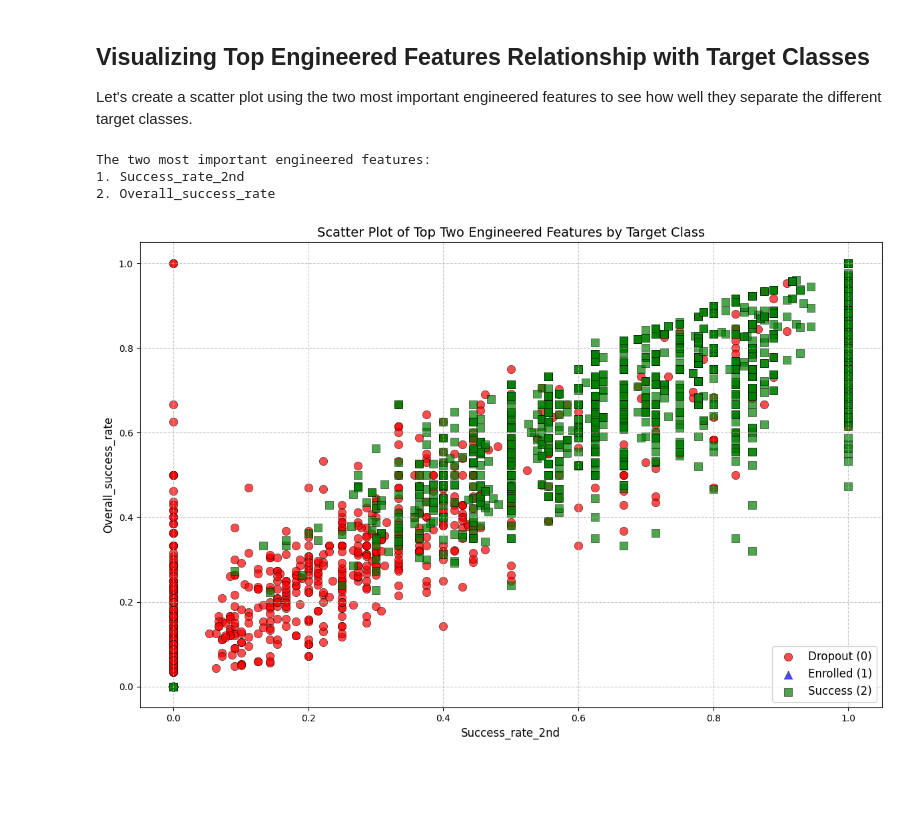
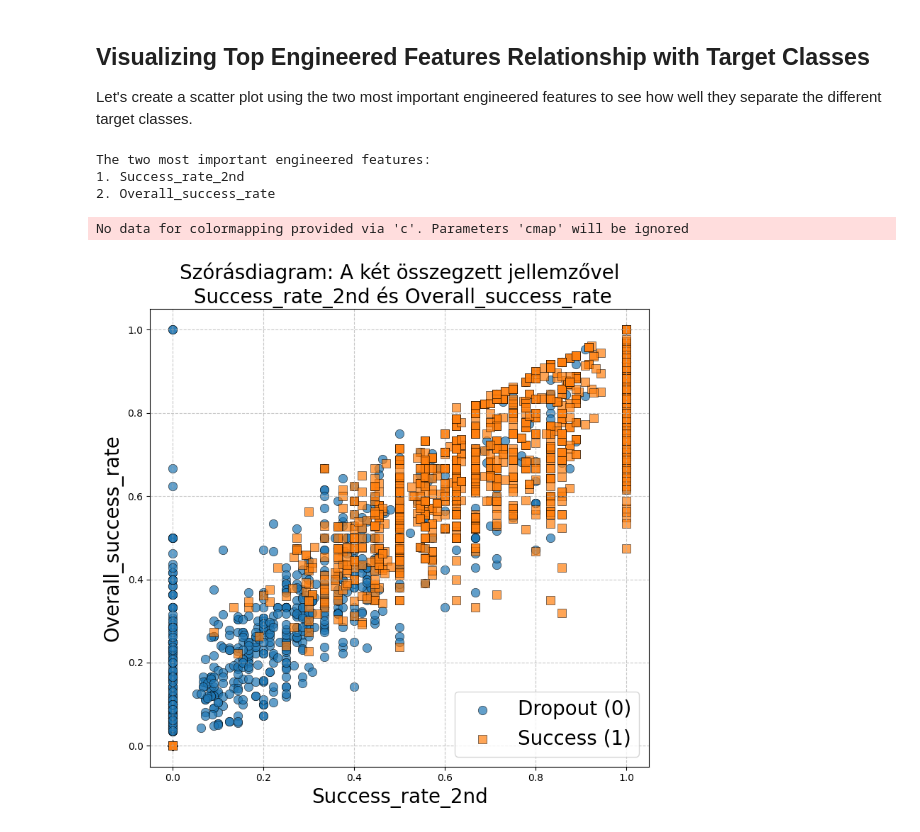
Before and after one commit to CuriousPercibal/info_era_peldak, a Jupyter notebook: Classification.ipynb, the cells around one changed output. Cells and saved outputs as stored; diff of their text form; code cells hidden in the pictures; blank space fills up the shorter version.

```diff
--- a/Classification.ipynb
+++ b/Classification.ipynb
@@ -108,6 +108,7 @@ Index(['Marital status', 'Application mode', 'Application order', 'Course',
       dtype='object')
 # %%
 # Extract Target correlations and create a horizontal bar chart
+spearman_corr = df.corr(method='spearman')
 target_correlations = spearman_corr.loc['Target'].sort_values(key=abs, ascending=False)
 # Remove self-correlation (always 1.0)
 target_correlations = target_correlations[target_correlations.index != 'Target']
@@ -699,81 +700,42 @@ if len(top_2_engineered) < 2:
                      if f != 'Target' and f not in top_2_engineered]
     top_2_engineered.extend(more_features[:2-len(top_2_engineered)])
 
 print(f"The two most important engineered features:\n1. {top_2_engineered[0]}\n2. {top_2_engineered[1]}")
 
 # Create a DataFrame for plotting with the two selected features
 plot_df = df_fe[[top_2_engineered[0], top_2_engineered[1], 'Target']].copy()
 
 # Create scatter plot using matplotlib with different marker shapes for each class
-plt.figure(figsize=(12, 8))
+plt.figure(figsize=(8, 8), facecolor=None)
 
 # Define marker shapes and colors for each target class
-markers = ['o', '^', 's']  # circle, triangle, square
-colors = ['red', 'blue', 'green']
-labels = ['Dropout (0)', 'Enrolled (1)', 'Success (2)']
+markers = ['o', 's']  # circle, triangle, square
+colors = ['red', 'blue']
+labels = ['Lemorzsolódás (0)', 'Siker (1)']
 
 # Plot each target class separately with its own marker
-for i, target_val in enumerate([0, 1, 2]):
+for i, target_val in enumerate([0, 2]):
     mask = plot_df['Target'] == target_val
     plt.scatter(plot_df[mask][top_2_engineered[0]],
                 plot_df[mask][top_2_engineered[1]],
-                c=colors[i],
+                cmap='coolwarm',
                 marker=markers[i],
                 s=80,
                 alpha=0.7,
                 edgecolors='black',
                 linewidths=0.5,
                 label=labels[i])
 
-plt.xlabel(top_2_engineered[0], fontsize=12)
-plt.ylabel(top_2_engineered[1], fontsize=12)
-plt.title(f'Scatter Plot of Top Two Engineered Features by Target Class', fontsize=14)
+plt.xlabel(top_2_engineered[0], fontsize=20)
+plt.ylabel(top_2_engineered[1], fontsize=20)
+plt.title(f'Szórásdiagram: A két összegzett jellemzővel\n {top_2_engineered[0]} és {top_2_engineered[1]}', fontsize=20)
 plt.grid(True, linestyle='--', alpha=0.7)
-plt.legend(fontsize=12)
+plt.legend(fontsize=20)
 plt.tight_layout()
 plt.show()
-
-# Create the same visualization with Plotly for interactivity, using different symbols
-fig = px.scatter(df_fe, x=top_2_engineered[0], y=top_2_engineered[1],
-                 color='Target',
-                 symbol='Target',  # Use different symbols based on Target value
-                 symbol_map={0: 'circle', 1: 'cross', 2: 'triangle-up'},
-                 color_discrete_map={0: 'red', 1: 'blue', 2: 'green'},
-                 labels={'Target': 'Class'},
-                 title=f'Interactive Scatter Plot of Top Two Engineered Features by Target Class',
-                 opacity=0.7)
-
-fig.update_traces(marker=dict(size=10, line=dict(width=1, color='DarkSlateGrey')))
-
-fig.update_layout(
-    width=900,
-    height=700,
-    xaxis_title=top_2_engineered[0],
-    yaxis_title=top_2_engineered[1],
-    legend_title="Target Class",
-)
-
-# Update legend with class labels
-fig.update_layout(
-    legend=dict(
-        title="Target Class",
-        itemsizing='constant',
-        traceorder='normal'
-    )
-)
-
-# Add more detailed legend explaining the classes
-fig.update_layout(
-    annotations=[
-        dict(x=1.01, y=1.05, xref="paper", yref="paper",
-             text="Target Classes:<br>0: Dropout (●)<br>1: Enrolled (✚)<br>2: Success (▲)",
-             showarrow=False, align="left")
-    ]
-)
-
-fig.show()
 # %% [output]
 The two most important engineered features:
 1. Success_rate_2nd
 2. Overall_success_rate
+No data for colormapping provided via 'c'. Parameters 'cmap' will be ignored
-[figure, old version]
+[figure, new version]
```
Also changed, not shown: parts of 6 cells of this notebook, 1 other file.
